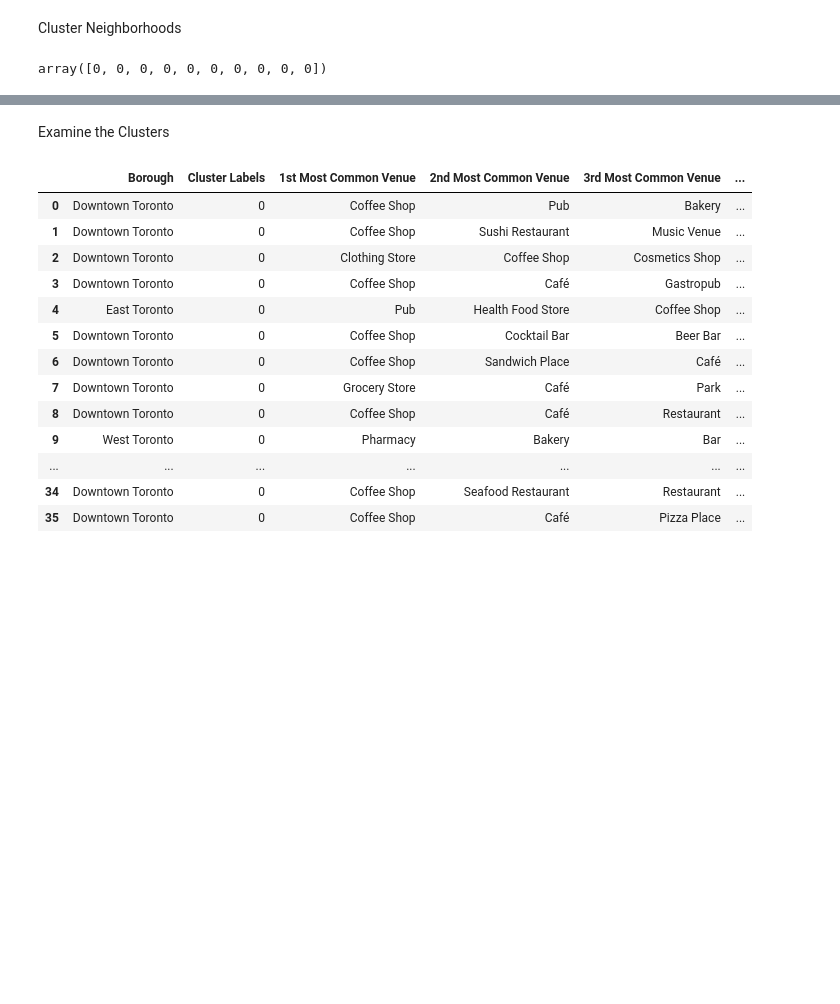
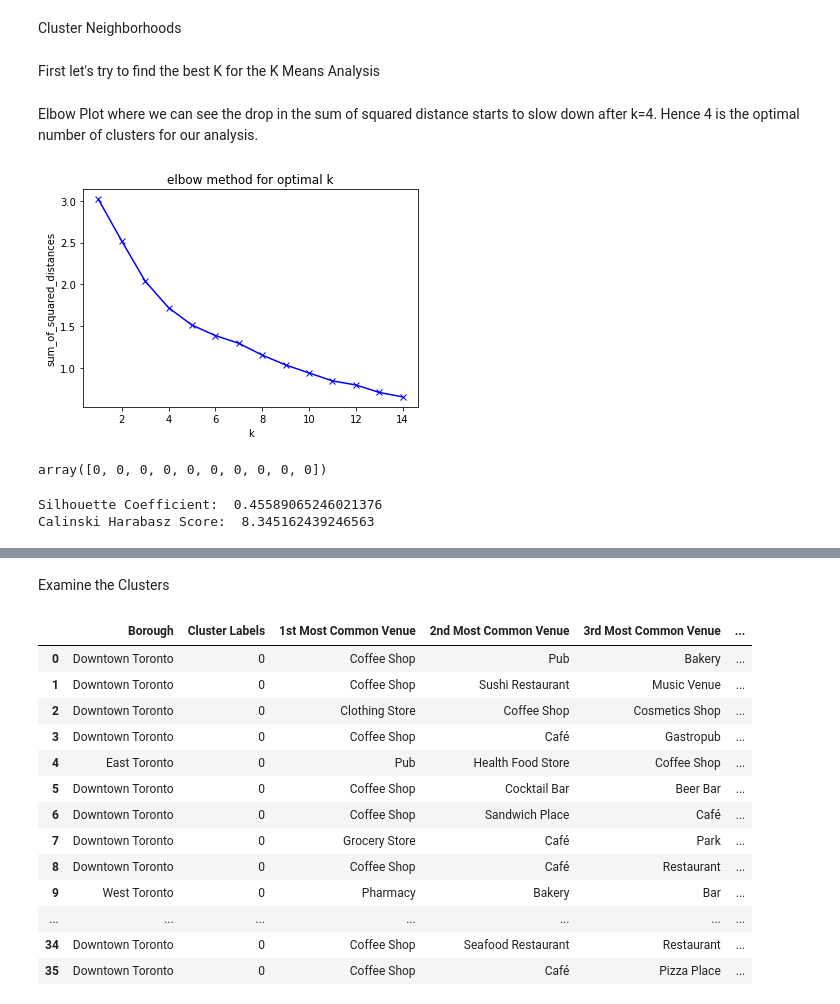
Before and after one commit to RicardoFrederico/Coursera_Capstone, a Jupyter notebook: Week2Assignment.ipynb, the cells around one changed output, grey strips where cells are left out. Saved outputs shown, nothing was run; the diff lists cells and outputs as text; code cells hidden in the pictures; blank space fills up the shorter version.

```diff
--- a/Week2Assignment.ipynb
+++ b/Week2Assignment.ipynb
@@ -398 +396,27 @@ Cluster Neighborhoods
+# %% [markdown]
+First let's try to find the best K for the K Means Analysis
+# %%
+from sklearn.cluster import KMeans
+
+toronto_grouped_clustering = toronto_grouped.drop('Neighborhood', 1)
+
+sum_of_squared_distances = []
+K = range(1,15)
+for k in K:
+    k_means = KMeans(n_clusters=k)
+    model = k_means.fit(toronto_grouped_clustering)
+    sum_of_squared_distances.append(k_means.inertia_)
+# %% [markdown]
+Elbow Plot where we can see the drop in the sum of squared distance starts to slow down after k=4. Hence 4 is the optimal number of clusters for our analysis.
+# %%
+import matplotlib.pyplot as plt
+%matplotlib inline
+
+plt.plot(K, sum_of_squared_distances, 'bx-')
+plt.xlabel('k')
+plt.ylabel('sum_of_squared_distances')
+plt.title('elbow method for optimal k')
+plt.show()
+# %% [output]
+[figure, added]
 # %%
@@ -412,6 +431,14 @@ kmeans = KMeans(n_clusters=kclusters, random_state=0).fit(toronto_grouped_cluste
 kmeans.labels_[0:10]
 # %% [output]
 array([0, 0, 0, 0, 0, 0, 0, 0, 0, 0])
+# %%
+from sklearn import metrics
+labels = kmeans.labels_
+print("Silhouette Coefficient: ", metrics.silhouette_score(toronto_grouped_clustering, labels, metric = 'euclidean'))
+print("Calinski Harabasz Score: ", metrics.calinski_harabasz_score(toronto_grouped_clustering, labels))
+# %% [output]
+Silhouette Coefficient:  0.45589065246021376
+Calinski Harabasz Score:  8.345162439246563
 # %%
 # add clustering labels
 neighborhoods_venues_sorted.insert(0, 'Cluster Labels', kmeans.labels_)
```
Also changed, not shown: parts of 3 cells of this notebook.
